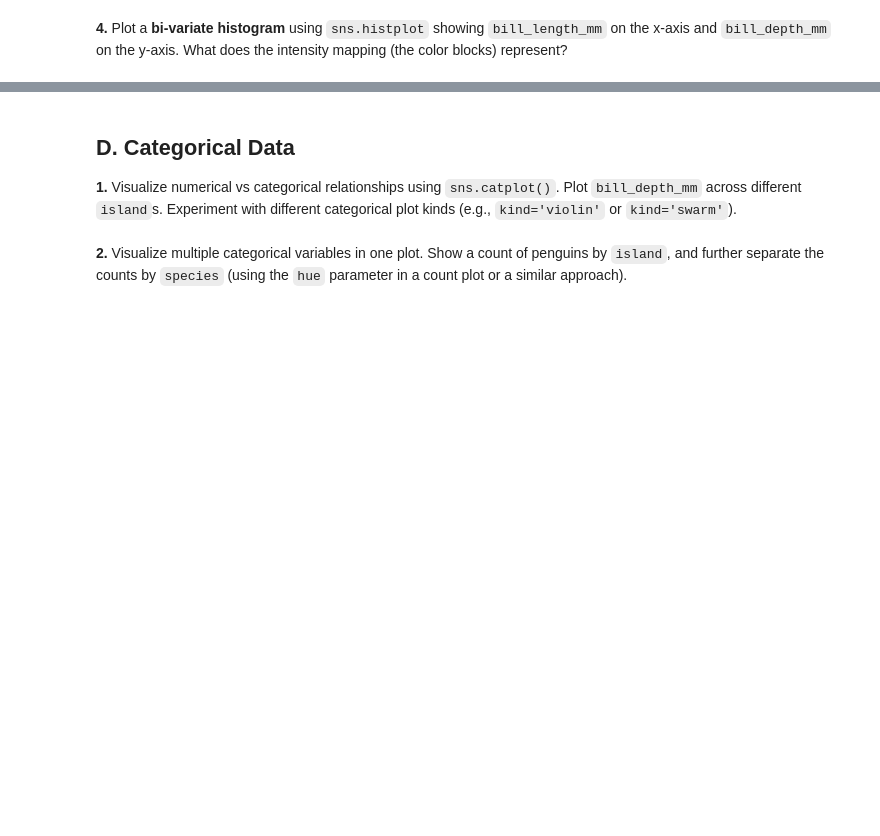
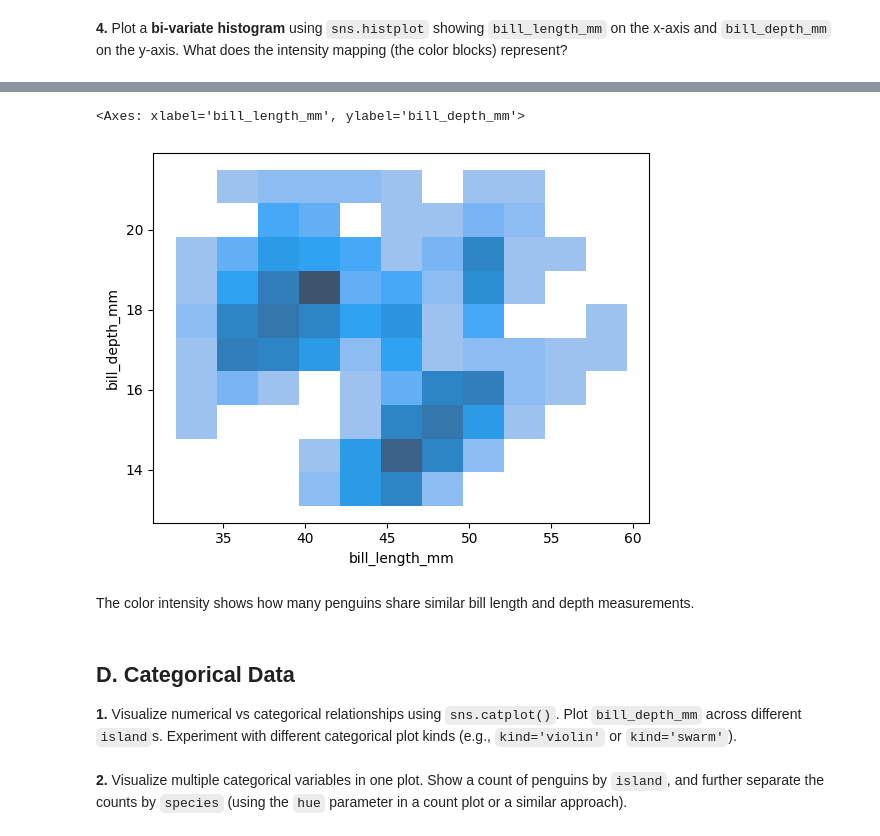
Before and after one commit to HassanAlgoz/AAI, a Jupyter notebook: student/C2/M3/m3-2_exercise.ipynb, the cells around one changed output, grey strips where cells are left out. Cells and saved outputs as stored; diff of their text form; code cells hidden in the pictures; blank space fills up the shorter version.

```diff
--- a/student/C2/M3/m3-2_exercise.ipynb
+++ b/student/C2/M3/m3-2_exercise.ipynb
@@ -117,3 +130,14 @@ plt.show()
+# %%
+sns.histplot(
+    data=df,
+    x="bill_length_mm",
+    y="bill_depth_mm"
+)
+# %% [output]
+<Axes: xlabel='bill_length_mm', ylabel='bill_depth_mm'>
+[figure, added]
+# %% [markdown]
+The color intensity shows how many penguins share similar bill length and depth measurements.
 # %% [markdown]
 ## D. Categorical Data
 
```
Also changed, not shown: parts of 10 cells of this notebook.
